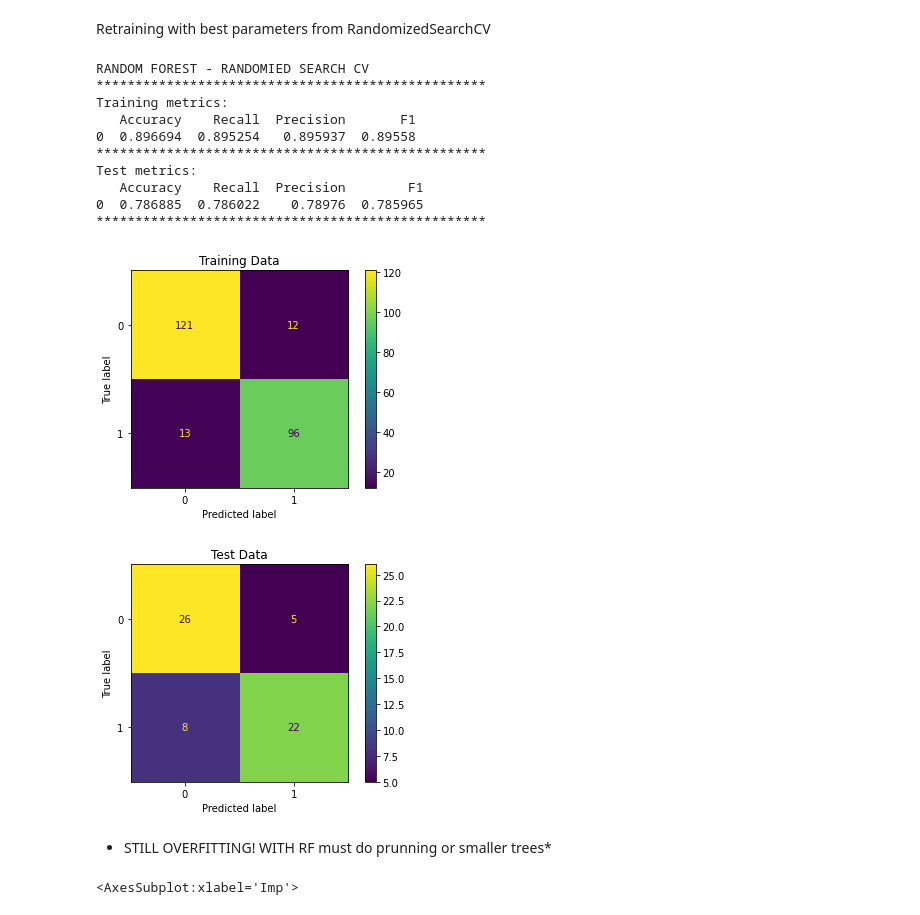
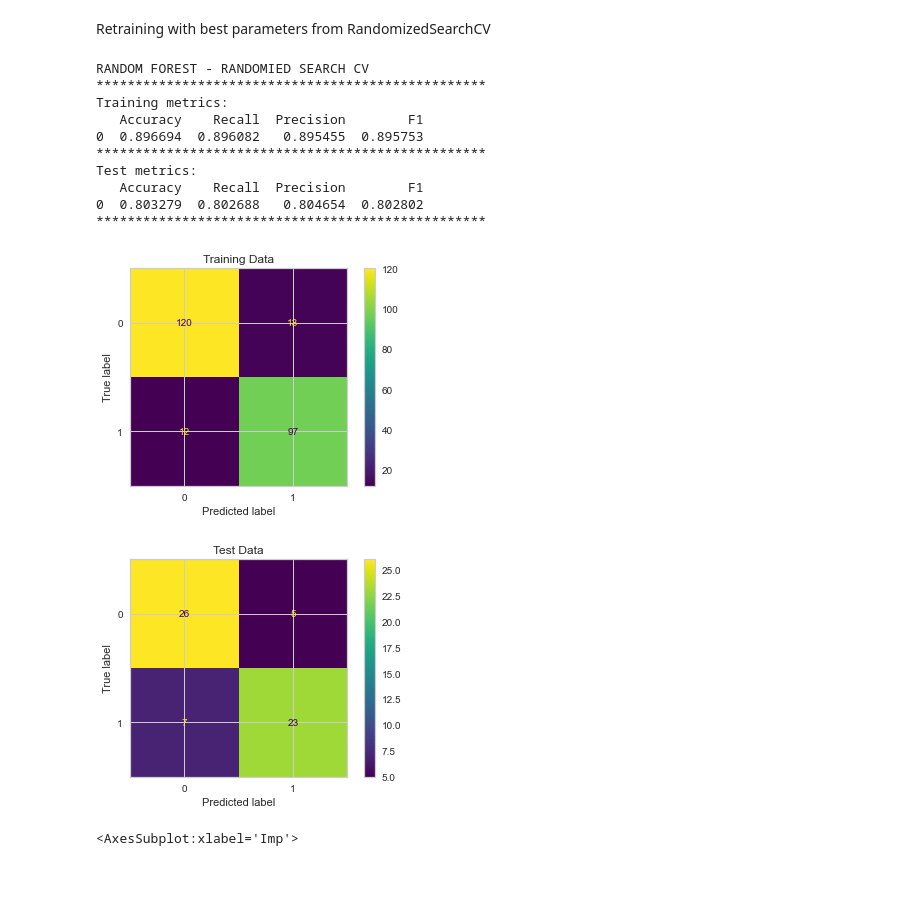
Before and after one commit to elnez/CREWES_proyect, a Jupyter notebook: EDA_HeartAttack.ipynb, the cells around one changed output. Cells and saved outputs as stored; diff of their text form; code cells hidden in the pictures; blank space fills up the shorter version.

```diff
--- a/EDA_HeartAttack.ipynb
+++ b/EDA_HeartAttack.ipynb
@@ -1001,8 +1021,8 @@ Retraining with best parameters from RandomizedSearchCV
 # Training model
 model_rf_rand = RandomForestClassifier(
     max_depth = 4,
-    n_estimators = 300,
-    criterion = "entropy",
+    n_estimators = 25,
+    criterion = "gini",
     class_weight = 'balanced',
     random_state = 10
 ).fit(train[features], train[target])
@@ -1010,40 +1030,38 @@ model_rf_rand = RandomForestClassifier(
 # Computing predictions
 pred_train = model_rf_rand.predict(train[features])
 pred_test = model_rf_rand.predict(test[features])
 
 # Metrics
 print('RANDOM FOREST - RANDOMIED SEARCH CV')
 print(50 * "*")
 print("Training metrics:")
 print(model_metrics(train[target], pred_train))
 print(50 * "*")
 print("Test metrics:")
 print(model_metrics(test[target], pred_test))
 print(50 * "*")
 
 # Confusion matrix:
 # Training Data
 ConfusionMatrixDisplay.from_predictions(train[target], pred_train)
 plt.title("Training Data")
 
 # Test Data
 ConfusionMatrixDisplay.from_predictions(test[target], pred_test)
 plt.title("Test Data");
 # %% [output]
 RANDOM FOREST - RANDOMIED SEARCH CV
 **************************************************
 Training metrics:
-   Accuracy    Recall  Precision       F1
-0  0.896694  0.895254   0.895937  0.89558
+   Accuracy    Recall  Precision        F1
+0  0.896694  0.896082   0.895455  0.895753
 **************************************************
 Test metrics:
    Accuracy    Recall  Precision        F1
-0  0.786885  0.786022    0.78976  0.785965
+0  0.803279  0.802688   0.804654  0.802802
 **************************************************
-[figure, old version]
+[figure, new version]
-[figure, old version]
+[figure, new version]
-# %% [markdown]
-* STILL OVERFITTING! WITH RF must do prunning or smaller trees*
 # %%
 # Plot importance:
 
```
Also changed, not shown: parts of 36 cells of this notebook.
